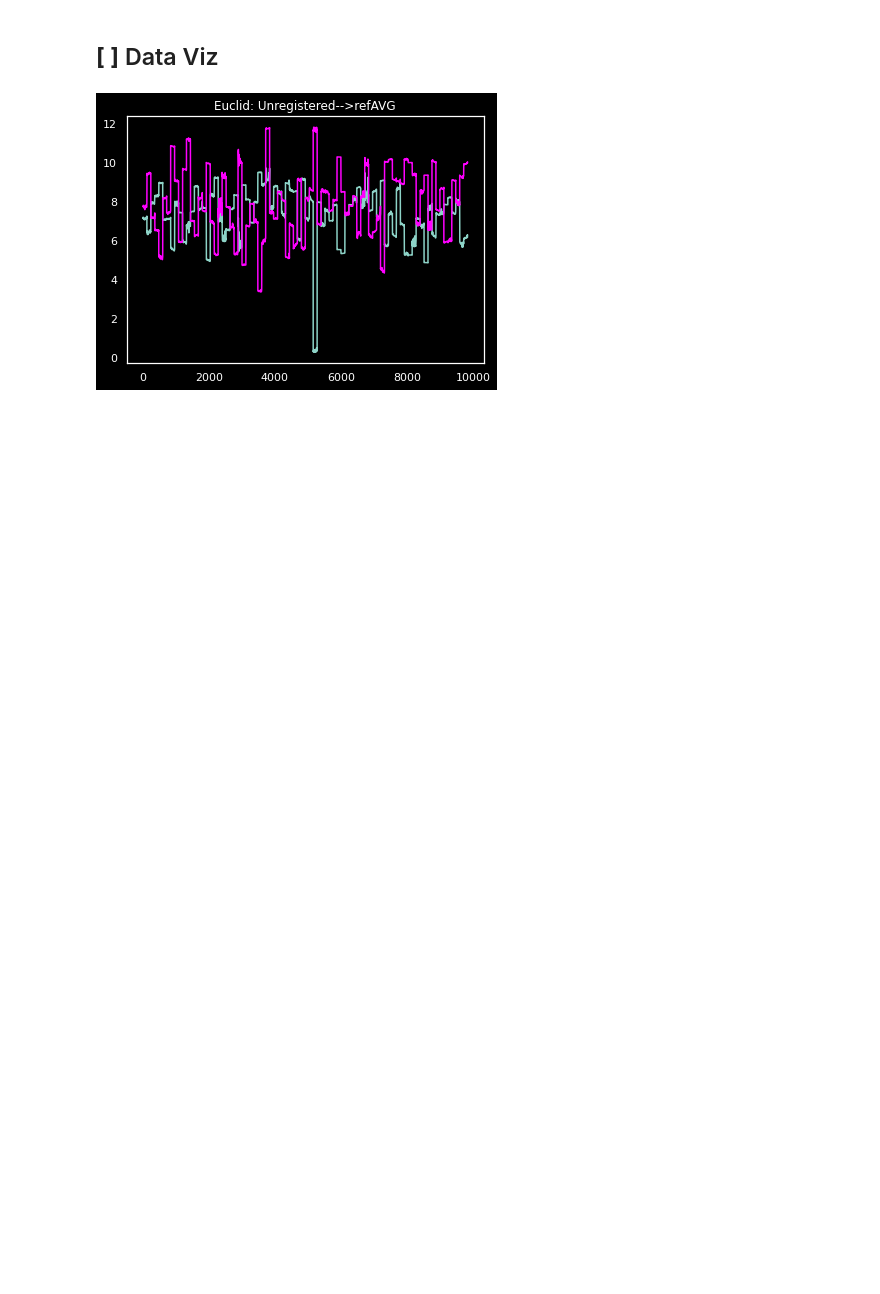
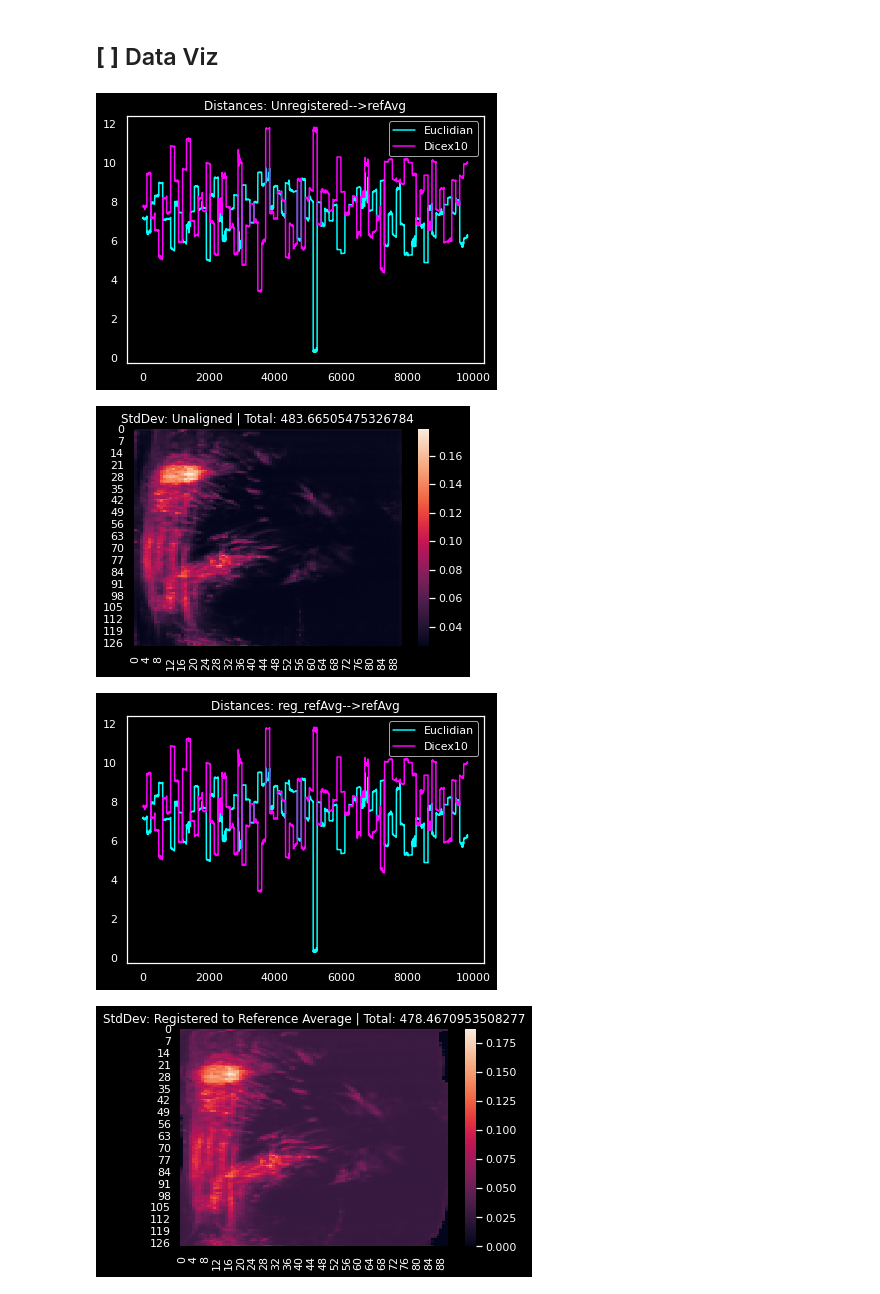
Before and after one commit to Koogleblitz/Registration-and-Alignment-for-Neuroimagery, a Jupyter notebook: pipeline.ipynb, the cells around one changed output. Drawn from its saved outputs; the diff is of its cells as text; code cells hidden in the pictures; blank space fills up the shorter version.

Commit message:
registered dataset to moving average of 60 frames, and registered to total average, currently testing the dft-based registration method, about to make function for it

```diff
--- a/pipeline.ipynb
+++ b/pipeline.ipynb
@@ -338,15 +359,21 @@ Elements of type: <class 'numpy.float64'>
 #unaligned180_300_noPrefix= io.imread(unalignedFile180_300_noPrefix)
 unaligned180_300= io.imread(unalignedFile180_300_refPrefix)[:, :, 120:]
 psr_avgTensor= io.imread(psr_avgFile)[:, :, 120:]
+psr_avgTotal= io.imread(psr_avgTotalFile)
+psr_movAvg60= io.imread(psr_movAvg60File)
+
+vLen= psr_avgTensor.shape[2]
+refMean = np.mean(io.imread(refMouseFile), axis=2)
+
+std_Unaligned= np.std(unaligned180_300, axis= 2)
+std_psr_avgTensor= np.std(psr_avgTensor, axis= 2)
+std_psr_avgTotal= np.std(psr_avgTotal, axis= 2)
+std_psr_movAvg60= np.std(psr_movAvg60, axis= 2)
 
 
-refMean = np.mean(io.imread(refMouseFile), axis=2)
-stdUnaligned= np.std(unaligned180_300, axis= 2)
-std_psr_avgTensor= np.std(psr_avgTensor, axis= 2)
-vLen= psr_avgTensor.shape[2]
-
 #[:]-- Create the distance matrix
+unaligned_DM= (distanceMatrix(unaligned180_300, refMean, endex=vLen, begindex= 0))
 psr_refAvg_DM= (distanceMatrix(psr_avgTensor, refMean, endex=vLen, begindex= 0))
-unaligned_DM= (distanceMatrix(unaligned180_300, refMean, endex=vLen, begindex= 0))
-zeroD= (distanceMatrix(unaligned180_300, refMean, endex=vLen, begindex= 0))
+psr_avgTotal_DM= (distanceMatrix(psr_avgTotal, refMean, endex=vLen, begindex= 0))
+psr_movAvg60_DM= (distanceMatrix(psr_movAvg60, refMean, endex=vLen, begindex= 0))
 # %%
@@ -384,40 +433,76 @@ sizer= .5
 # plt.show()
 
 
-
 # plt.figure(figsize = (12.8*sizer,9.1*sizer), facecolor= "black", edgecolor="black")
 # sb.lineplot(np.arange(vLen), psr_refAvg_DM[0])
 # plt.title('Euclid: reg_ref-->refAvg')
 # plt.show()
 
 # plt.figure(figsize = (12.8*sizer,9.1*sizer), facecolor= "black", edgecolor="black")
-# sb.heatmap(data= stdUnaligned )
+# sb.heatmap(data= std_Unaligned )
 # plt.title('StdDev: Unaligned')
 # plt.show()
 
 # plt.figure(figsize = (12.8*sizer,9.1*sizer), facecolor= "black", edgecolor="black")
 # sb.heatmap(data= std_psr_avgTensor )
 # plt.title('StdDev: reg_ref')
 # plt.show()
 # #-----------------------------------------------
 
 
 # plt.figure(figsize = (12.8*sizer,9.1*sizer), facecolor= "black", edgecolor="black")
 # plt.title('Dice: Unregistered-->refAVG')
 # sb.lineplot(np.arange(vLen), unaligned_DM[1],)
 # plt.show()
 
 # plt.figure(figsize = (12.8*sizer,9.1*sizer), facecolor= "black", edgecolor="black")
 # sb.lineplot(np.arange(vLen), psr_refAvg_DM[1],)
 # plt.title('Dice: reg_ref-->refAvg')
 # plt.show()
 
 #---------------------------------------------
 
 plt.figure(figsize = (12.8*sizer,9.1*sizer), facecolor= "black", edgecolor="black")
-plt.title('Euclid: Unregistered-->refAVG')
-sb.lineplot(x=np.arange(vLen), y=unaligned_DM[0], )
-sb.lineplot(x=np.arange(vLen), y=unaligned_DM[1]*100, color= 'magenta')
+plt.title('Distances: Unregistered-->refAvg')
+sb.lineplot(x=np.arange(vLen), y=unaligned_DM[0], color= 'cyan', label= 'Euclidian')
+sb.lineplot(x=np.arange(vLen), y=unaligned_DM[1]*100, color= 'magenta', label= 'Dicex10')
+plt.legend()
 plt.show()
+sb.heatmap(data= std_Unaligned )
+plt.title('StdDev: Unaligned | Total: ' + str(np.sum(std_Unaligned)))
+plt.show()
+
+plt.figure(figsize = (12.8*sizer,9.1*sizer), facecolor= "black", edgecolor="black")
+plt.title('Distances: reg_refAvg-->refAvg')
+sb.lineplot(x=np.arange(vLen), y=unaligned_DM[0], color= 'cyan', label= 'Euclidian')
+sb.lineplot(x=np.arange(vLen), y=unaligned_DM[1]*100, color= 'magenta', label= 'Dicex10')
+plt.legend()
+plt.show()
+sb.heatmap(data= std_psr_avgTensor )
+plt.title('StdDev: Registered to Reference Average | Total: ' + str(np.sum(std_psr_avgTensor)))
+plt.show()
+
+plt.figure(figsize = (12.8*sizer,9.1*sizer), facecolor= "black", edgecolor="black")
+plt.title('Distances: reg_totAvg-->refAvg')
+sb.lineplot(x=np.arange(vLen), y=psr_avgTotal_DM[0], color= 'cyan', label= 'Euclidian' )
+sb.lineplot(x=np.arange(vLen), y=psr_avgTotal_DM[1]*100, color= 'magenta', label= 'Dicex10')
+plt.legend()
+plt.show()
+sb.heatmap(data= std_psr_avgTotal )
+plt.title('StdDev: Registered to Total Average | Total: ' + str(np.sum(std_psr_avgTotal)))
+plt.show()
+
+plt.figure(figsize = (12.8*sizer,9.1*sizer), facecolor= "black", edgecolor="black")
+plt.title('Distances: reg_movAvg60-->refAvg')
+sb.lineplot(x=np.arange(vLen), y= psr_movAvg60_DM[0], color= 'cyan', label= " Euclidian" )
+sb.lineplot(x=np.arange(vLen), y= psr_movAvg60_DM[1]*100, color= 'magenta', label= "Dice")
+plt.legend()
+plt.show()
+sb.heatmap(data= std_psr_movAvg60 )
+plt.title('StdDev: Registered to Moving Average of 60 Frames | Total: ' + str(np.sum(std_psr_movAvg60)))
+plt.show()
 # %% [output]
-[figure, old version]
+[figure, new version]
+[figure, added]
+[figure, added]
+[figure, added]
```
Also changed, not shown: parts of 17 cells of this notebook.
